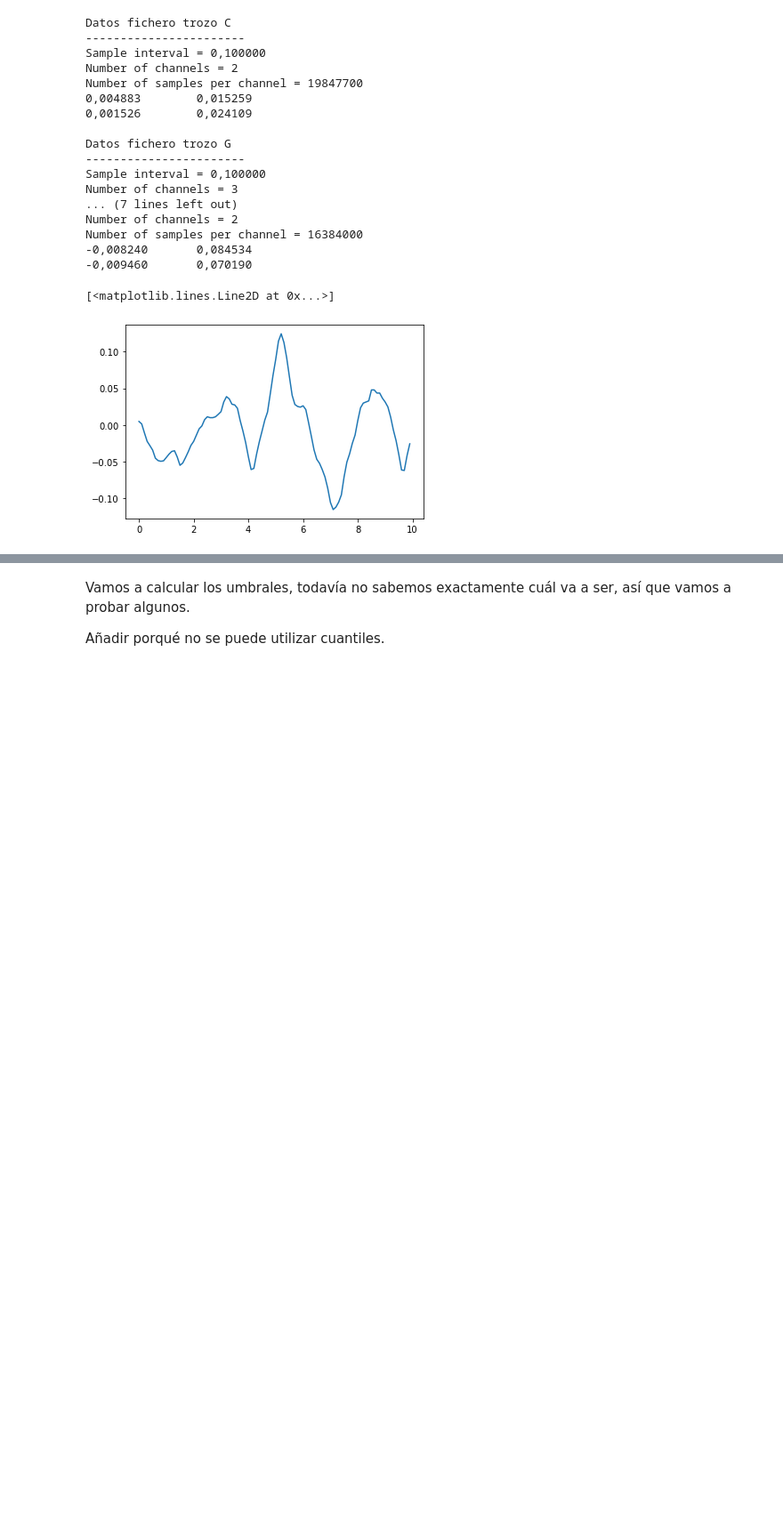
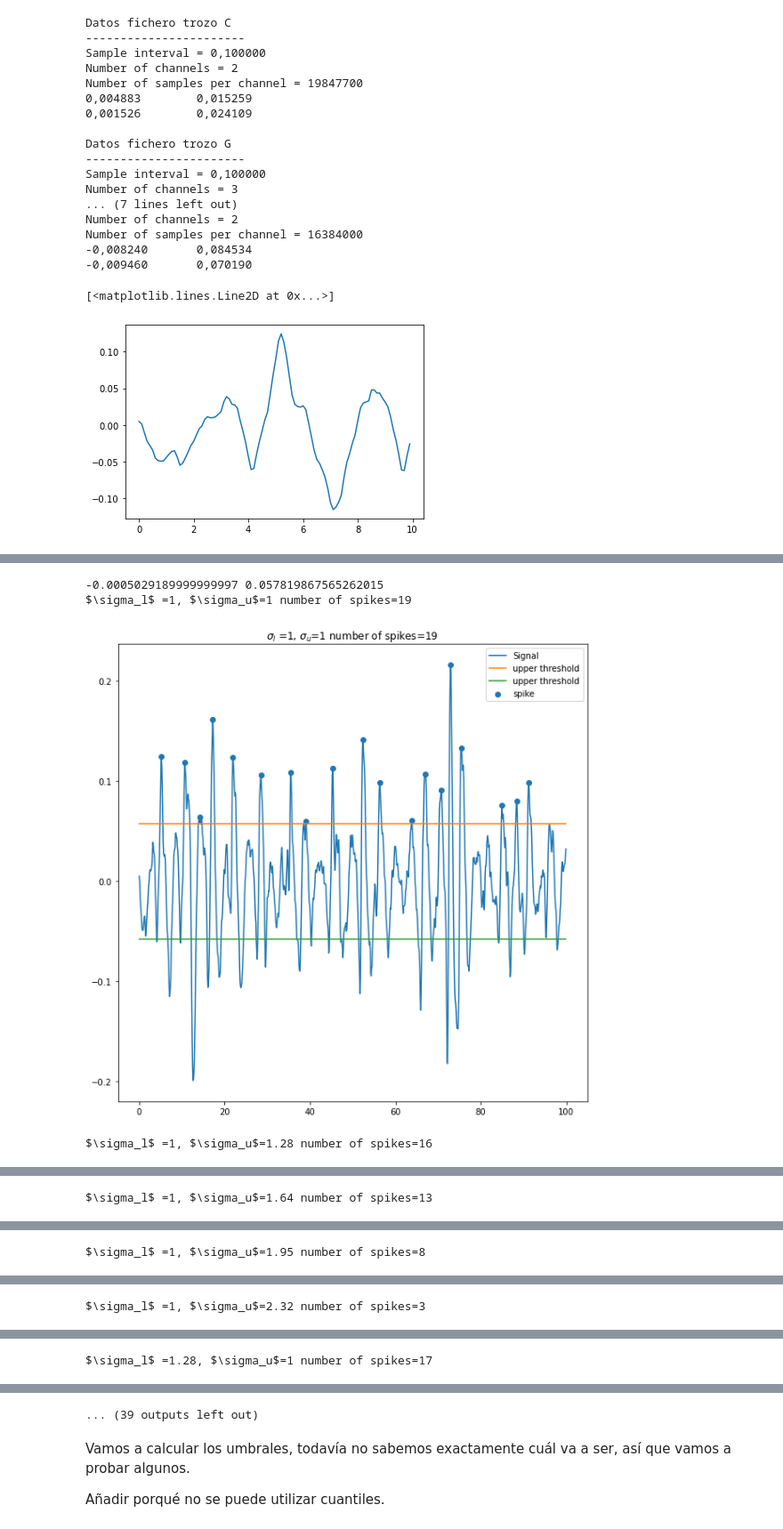
Before and after one commit to BlancaCC/Estudio-de-las-interconexiones-neuronales, a Jupyter notebook: Experimento/experimento.ipynb, the cells around one changed output, grey strips where cells are left out. Shown at 89% size. Saved outputs shown, nothing was run; the diff lists cells and outputs as text; code cells hidden in the pictures; blank space fills up the shorter version.

Commit message:
Detecta los umbrales y saca gráficas. Todo ello se ejecuta en al en el fichero trocoC.py #14

```diff
--- a/Experimento/experimento.ipynb
+++ b/Experimento/experimento.ipynb
@@ -137,10 +137,3 @@ plt.plot(x_trozoC[0:slice], trozoC[LP].to_list()[:slice])
 # %% [output]
 [<matplotlib.lines.Line2D at 0x...>]
 [figure]
-# %%
-# Vamos a sacar los umbrales
-
-from utils import threshold
-
-higher_threshold, lower_threshold = threshold(trozoC[LP].to_list())
-print(higher_threshold, lower_threshold)
@@ -149,0 +151,55 @@ chivato: -2.2538530912908192e-08 0.08214041697398812
+# %%
+from utils import signal_to_binary
+path_images = '../Memoria/img/thresholds/'
+slice = 1000
+l = trozoC[LP].to_list()[:slice]
+X = x_trozoC[0:slice]
+mean = np.mean(l)
+std = np.std(l)
+print(mean, std)
+plt.figure(figsize=(10,10))
+
+# Experimento
+# sigmas source: https://es.wikipedia.org/wiki/Distribución_normal#Desviación_t%C3%ADpica_e_intervalos_de_confianza
+#0,80    1,28155
+#0,90	1,64485
+#0,95	1,95996
+#0,98	2,32635
+#0,99	2,57583
+#0,995	2,80703
+#0,998	3,09023
+std_step = [1,1.28, 1.64, 1.95, 2.32]
+tries = len(std_step)
+number_of_spikes_matrix = list(np.zeros((tries, tries)))
+for i,lower_step in enumerate(std_step):
+    lower_threshold = mean - std*lower_step
+    for j,upper_step in enumerate(std_step):
+        name = path_images+f'sl{lower_step}su{upper_step}.png'
+        upper_threshold = mean + std*upper_step
+        spikes_detected = signal_to_binary(l, lower_threshold, upper_threshold)
+
+        index_with_spike = list(filter(
+            lambda x: spikes_detected[x] == 1,
+            list(range(slice))
+            ))
+        number_of_spikes = len(index_with_spike)
+        number_of_spikes_matrix[i][j] = number_of_spikes
+        title = f'$\sigma_l$ ={lower_step}, $\sigma_u$={upper_step} number of spikes={number_of_spikes}'
+        print(title)
+
+        plt.plot(x_trozoC[0:slice], l, label='Signal')
+        plt.plot(X,[upper_threshold for i in X], label='upper threshold')
+        plt.plot(X,[lower_threshold for i in X], label='upper threshold')
+        plt.scatter([X[i] for i in index_with_spike],[l[i] for i in index_with_spike], label='spike')
+        plt.legend()
+        plt.title(title)
+        #
+        plt.savefig(name)
+        plt.show()
+
+number_of_spikes_matrix
+# %% [output]
+-0.0005029189999999997 0.057819867565262015
+$\sigma_l$ =1, $\sigma_u$=1 number of spikes=19
+[figure, added]
+$\sigma_l$ =1, $\sigma_u$=1.28 number of spikes=16
@@ -149,0 +207 @@ chivato: -2.2538530912908192e-08 0.08214041697398812
+$\sigma_l$ =1, $\sigma_u$=1.64 number of spikes=13
@@ -149,0 +209 @@ chivato: -2.2538530912908192e-08 0.08214041697398812
+$\sigma_l$ =1, $\sigma_u$=1.95 number of spikes=8
@@ -149,0 +211 @@ chivato: -2.2538530912908192e-08 0.08214041697398812
+$\sigma_l$ =1, $\sigma_u$=2.32 number of spikes=3
@@ -149,0 +213 @@ chivato: -2.2538530912908192e-08 0.08214041697398812
+$\sigma_l$ =1.28, $\sigma_u$=1 number of spikes=17
@@ -150,3 +215,4 @@ chivato: -2.2538530912908192e-08 0.08214041697398812
+... (39 outputs left out)
 # %% [markdown]
 Vamos a calcular los umbrales, todavía no sabemos exactamente cuál va a ser, así que vamos a probar algunos.
 
```
Also changed, not shown: parts of 4 cells of this notebook, 19 other files.
